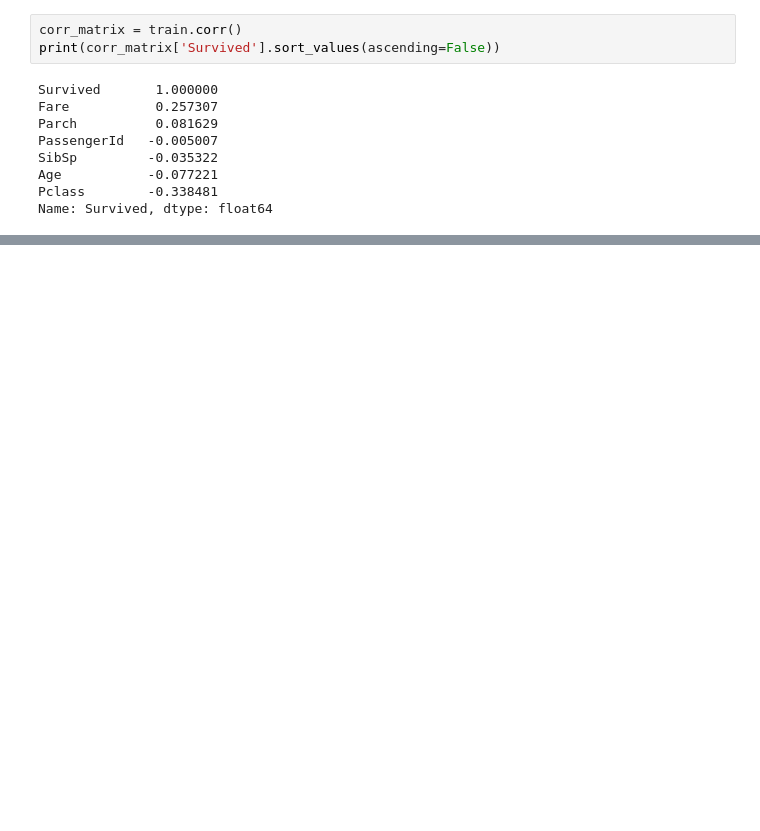
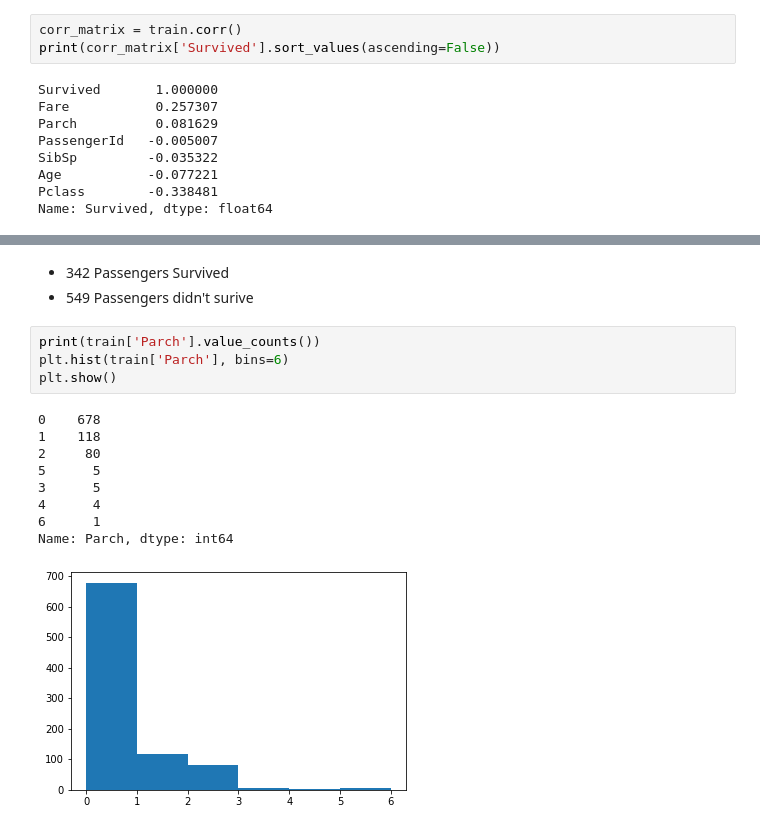
Before and after one commit to jay619/Kaggle-Competitions, a Jupyter notebook: 1-Titanic/titanic.ipynb, the cells around one changed output, grey strips where cells are left out. Drawn from its saved outputs; the diff is of its cells as text; blank space fills up the shorter version.

```diff
--- a/1-Titanic/titanic.ipynb
+++ b/1-Titanic/titanic.ipynb
@@ -133,0 +140,17 @@ Name: Survived, dtype: float64
+# %% [markdown]
+- 342 Passengers Survived
+- 549 Passengers didn't surive
+# %%
+print(train['Parch'].value_counts())
+plt.hist(train['Parch'], bins=6)
+plt.show()
+# %% [output]
+0    678
+1    118
+2     80
+5      5
+3      5
+4      4
+6      1
+Name: Parch, dtype: int64
+[figure, added]
```
Also changed, not shown: parts of 5 cells of this notebook.
